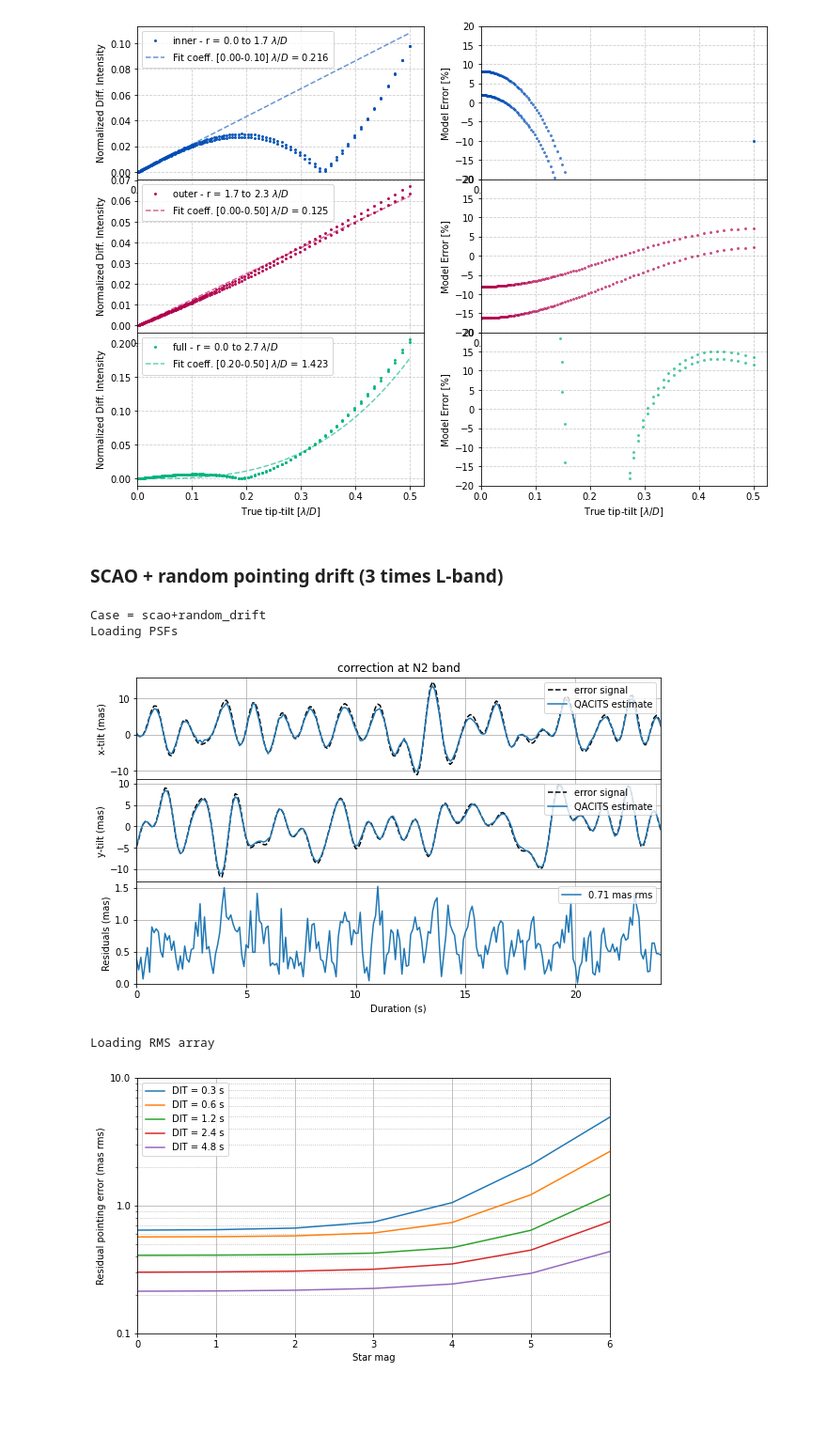
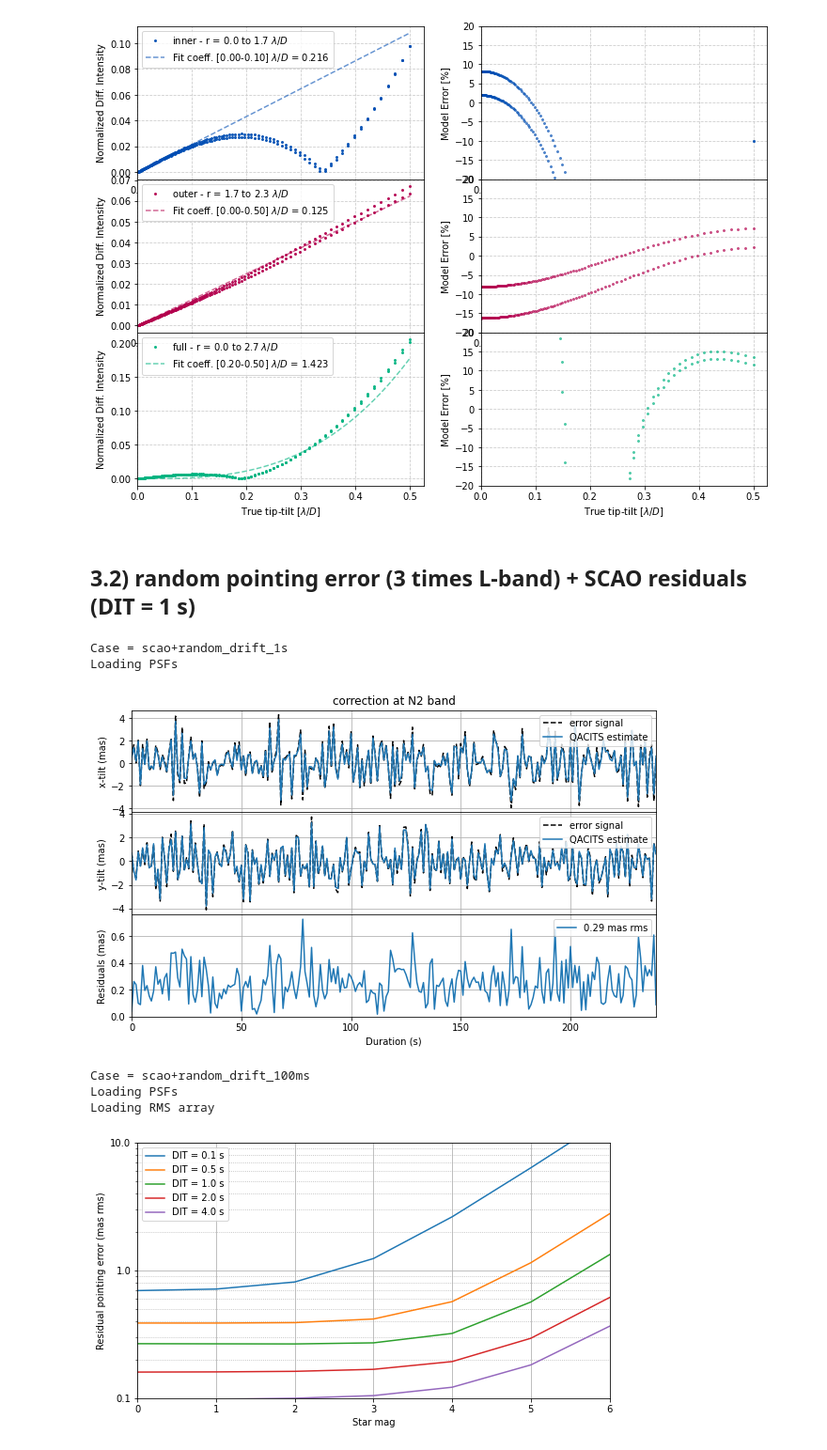
Before and after one commit to vortex-exoplanet/QACITS, a Jupyter notebook: notebooks/pointing_error_analysis_METIS.ipynb, the cells around one changed output. Shown at 94% size. Saved outputs shown, nothing was run; the diff lists cells and outputs as text; code cells hidden in the pictures; blank space fills up the shorter version.

```diff
--- a/notebooks/pointing_error_analysis_METIS.ipynb
+++ b/notebooks/pointing_error_analysis_METIS.ipynb
@@ -19,7 +19,7 @@ import matplotlib.pyplot as plt
 # %%
 # files
 f_phase = 'wavefront/cfull/cube_Cfull_20211007_3600s_100ms_0piston_meters_scao_only_%s_%s.fits'
-f_point_err = 'wavefront/point/point_all_3600s_100ms_%s.fits'
+f_point_err = 'wavefront/point/point_qacits_1mas_0.01-0.1Hz_3600s_100ms_%s.fits'
 # pupil sizes
 npupils = {'L': 285,
           'N2': 119}
@@ -27,7 +27,7 @@ npupils = {'L': 285,
 rmags = {'L': np.arange(6, 12+1),
         'N2': np.arange(0, 6+1)}
 # define DITs (detector integration times) via downsample ratios
-down_rats = np.array([1, 2, 4, 8, 16])*3
+down_rats = np.array([1, 5, 10, 20, 40])
 dit0 = 0.1 # time per frame
 dits = dit0*down_rats
 print('dits = %s s'%dits)
@@ -550,4 +669,4 @@ Outer slope = 0.125
 Full coeff  = 1.423
 [figure]
 # %% [markdown]
-### SCAO + random pointing drift (3 times L-band)
+## 3.2) random pointing error (3 times L-band) + SCAO residuals (DIT = 1 s)
@@ -556,12 +673,17 @@ case = 'scao+random_drift'
 # %%
+case = 'scao+random_drift_1s'
 conf, psf_ON, psf_OFF, tt_lamD = create_psfs(band, mode, ls_params, pupil_shape, case)
 point_err_rms(conf, psf_ON, psf_OFF, tt_lamD, qacits_params);
 # %% [output]
-Case = scao+random_drift
+Case = scao+random_drift_1s
 Loading PSFs
-[figure, old version]
+[figure, new version]
 # %%
+case = 'scao+random_drift_100ms'
+conf, psf_ON, psf_OFF, tt_lamD = create_psfs(band, mode, ls_params, pupil_shape, case, down_rat=1)
 rms_mag(conf, psf_ON, psf_OFF, tt_lamD, qacits_params, rmags[band], ymax=10)
 # %% [output]
+Case = scao+random_drift_100ms
+Loading PSFs
 Loading RMS array
-[figure, old version]
+[figure, new version]
```
Also changed, not shown: parts of 73 cells of this notebook, 2 other files.
